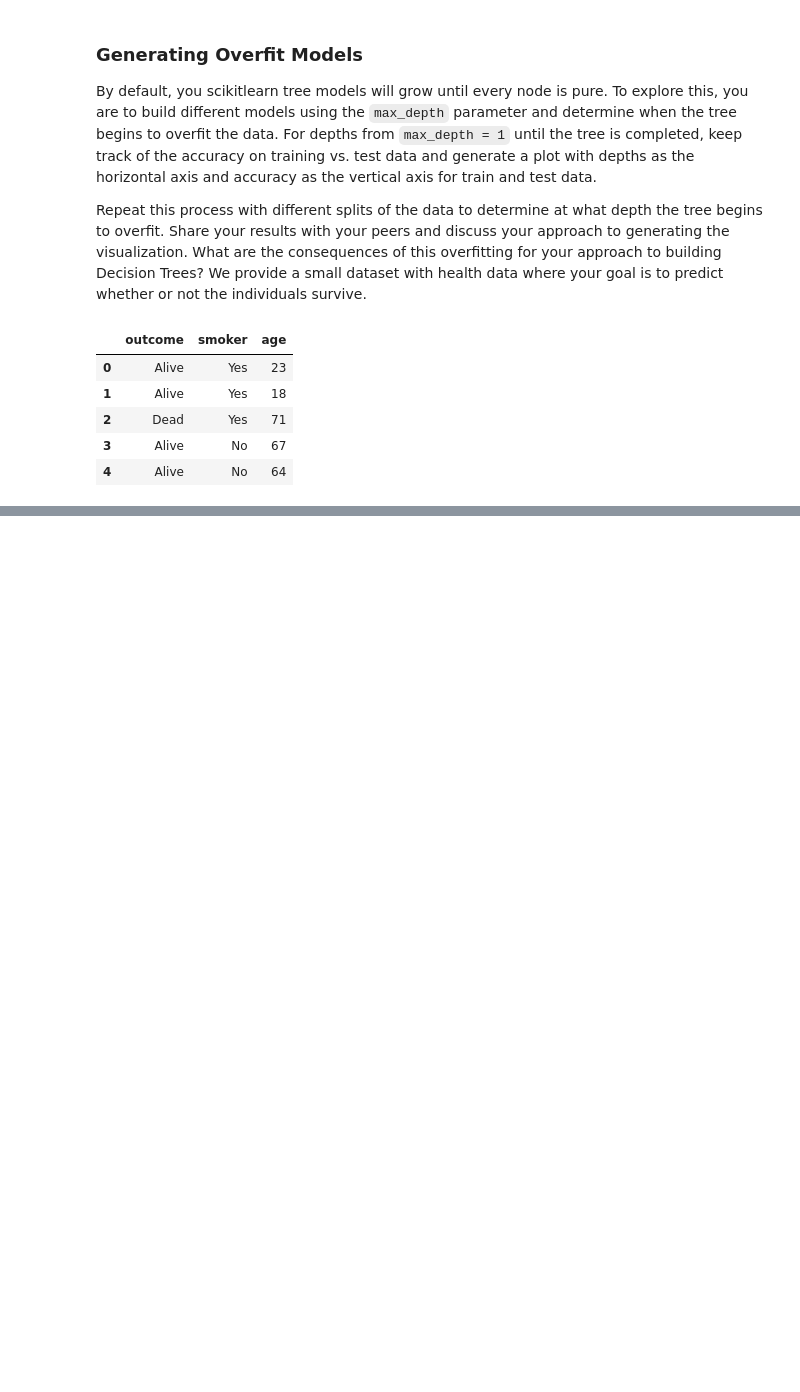
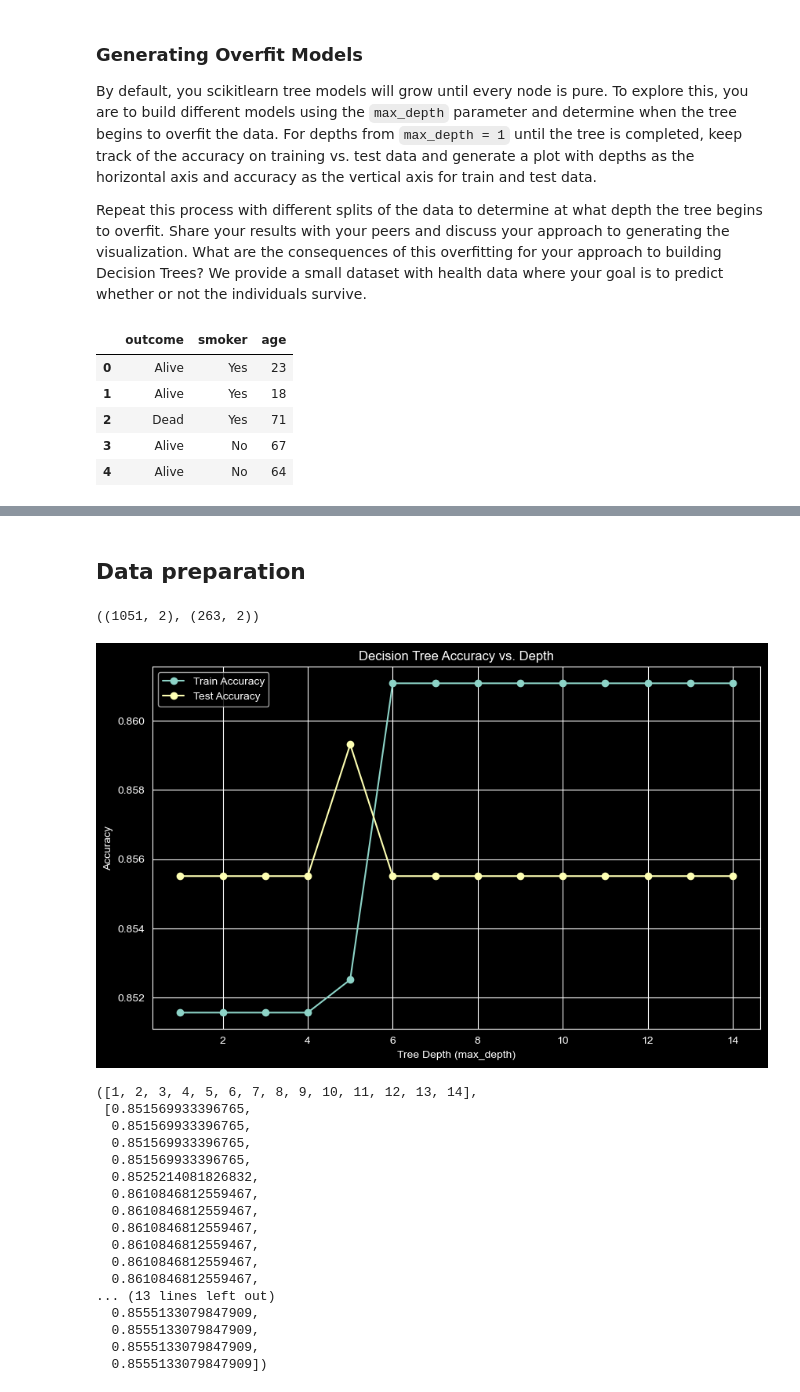
Before and after one commit to weslylaboy/generating-overfit-models, a Jupyter notebook: overfit_models.ipynb, the cells around one changed output, grey strips where cells are left out. Cells and saved outputs as stored; diff of their text form; code cells hidden in the pictures; blank space fills up the shorter version.

```diff
--- a/overfit_models.ipynb
+++ b/overfit_models.ipynb
@@ -20,4 +23,5 @@ data.head()
 | 4 | Alive | No | 64 |
 # %%
 X = data[['smoker', 'age']]
-y = data['outcome']
+X['smoker'] = X['smoker'].map({'Yes':1, 'No': 0})
+y = data['outcome'].map({'Dead': 1, 'Alive': 0})
@@ -23,0 +74,37 @@ y = data['outcome']
+# %% [markdown]
+## Data preparation
+# %%
+X_train, X_test, y_train, y_test = train_test_split(X, y, test_size=0.2, random_state=42)
+
+X_train.shape, X_test.shape
+# %% [output]
+((1051, 2), (263, 2))
+# %%
+depth = [i for i in range(1,15)]
+# %%
+models = []
+for d in depth:
+    model = DecisionTreeClassifier(max_depth=d, random_state=42)
+    model.fit(X_train, y_train)
+    models.append(model)
+# %%
+track_and_plot_accuracy(models, X_train, y_train,X_test, y_test)
+# %% [output]
+[figure, added]
+([1, 2, 3, 4, 5, 6, 7, 8, 9, 10, 11, 12, 13, 14],
+ [0.851569933396765,
+  0.851569933396765,
+  0.851569933396765,
+  0.851569933396765,
+  0.8525214081826832,
+  0.8610846812559467,
+  0.8610846812559467,
+  0.8610846812559467,
+  0.8610846812559467,
+  0.8610846812559467,
+  0.8610846812559467,
+... (13 lines left out)
+  0.8555133079847909,
+  0.8555133079847909,
+  0.8555133079847909,
+  0.8555133079847909])
```
Also changed, not shown: parts of 5 cells of this notebook.
